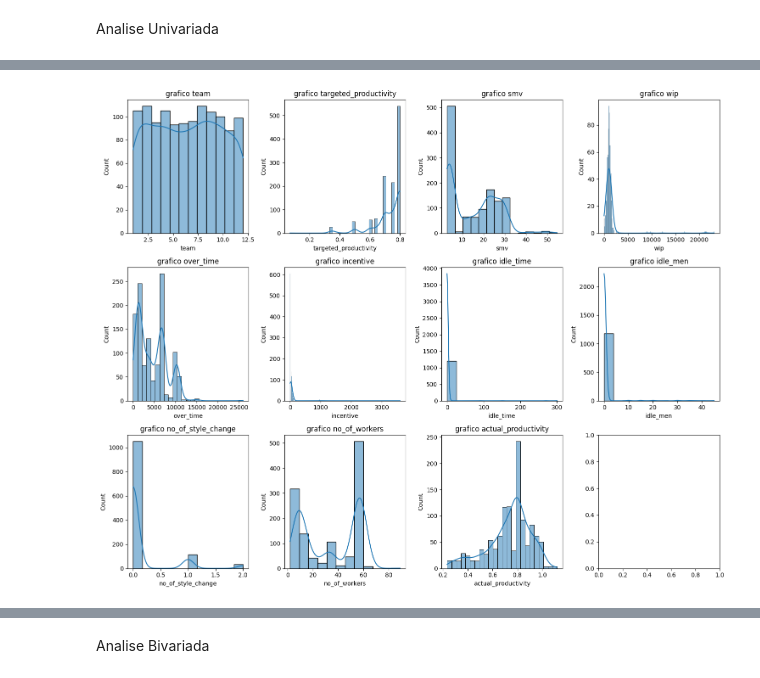
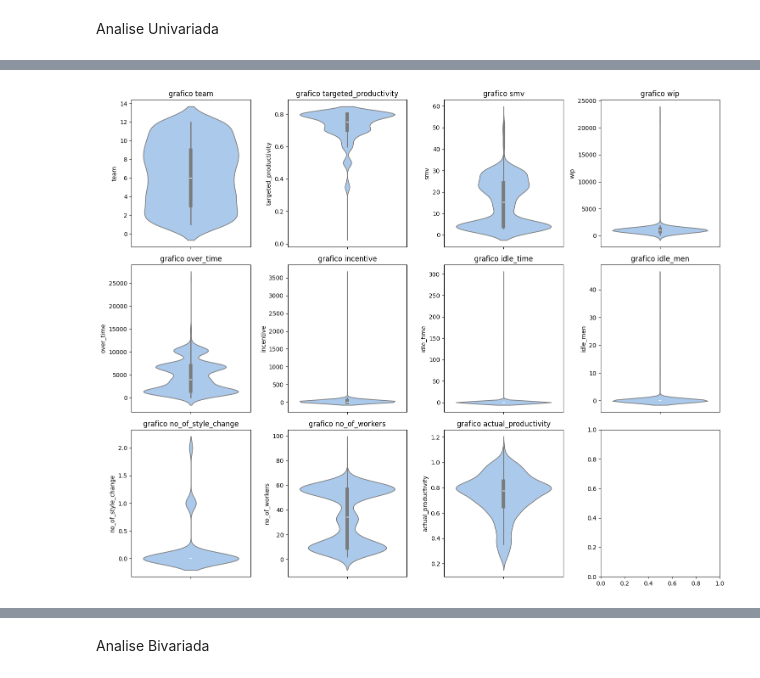
Before and after one commit to WesleySouza13/PRODUCTIVITY-PREDICTION-, a Jupyter notebook: Jupyter_notebook.ipynb, the cells around one changed output, grey strips where cells are left out. Drawn from its saved outputs; the diff is of its cells as text; code cells hidden in the pictures.

```diff
--- a/Jupyter_notebook.ipynb
+++ b/Jupyter_notebook.ipynb
@@ -98,13 +104,15 @@ EDA
 # %% [markdown]
 Analise Univariada
 # %%
-num_col = df.select_dtypes(exclude='object').columns
-cat_col = df.select_dtypes(exclude='number').columns
+#separaçao dados numericos e dados categoricos
+num_col = df.select_dtypes(exclude=['object', 'datetime64[ns]'])
+cat_col = df.select_dtypes(exclude=['number', 'datetime64[ns]']).columns
 # %%
+#distribuiçao dados categoricos
 fig, axes = plt.subplots(3, 4, figsize=(15, 12))
 axes = axes.flatten()
 for i, cat in enumerate(cat_col):
-    sns.countplot(data=df, x=cat, ax=axes[i], palette='dark')
+    sns.countplot(data=df, x=cat, ax=axes[i], palette='pastel')
     axes[i].set_title(f'Gráfico {cat}')
     axes[i].tick_params(axis='x', rotation=90)
 for j in range(len(cat_col), 12):
@@ -115,0 +124,11 @@ plt.show()
+# %%
+#distribuiçao dados numericos
+fig, axes = plt.subplots(3, 4, figsize=(15, 12))
+axes = axes.flatten()
+for i, num in enumerate(num_col):
+    sns.histplot(df[num], kde=True, ax=axes[i], palette='pastel')
+    axes[i].set_title(f'grafico {num}')
+for j in range(len(num_col), 9):
+    axes[j].set_visible(False)
+plt.tight_layout()
+plt.show()
@@ -115,0 +137,12 @@ plt.show()
+# %%
+#vizualizaçao em caixa colunas numericas
+fig, axes = plt.subplots(3, 4, figsize=(15, 12))
+axes = axes.flatten()
+for i, num in enumerate(num_col):
+    sns.boxplot(df[num], ax=axes[i], palette='pastel')
+    axes[i].set_title(f'grafico {num}')
+for j in range(len(num_col), 9):
+    axes[j].set_visible(False)
+plt.tight_layout()
+plt.subplots_adjust(top=1.5)
+plt.show()
@@ -116,12 +151,12 @@ plt.show()
 # %%
 fig, axes = plt.subplots(3, 4, figsize=(15, 12))
 axes = axes.flatten()
 for i, num in enumerate(num_col):
-    sns.histplot(df[num], kde=True, ax=axes[i], palette='dark')
+    sns.violinplot(df[num], ax=axes[i], palette='pastel')
     axes[i].set_title(f'grafico {num}')
 for j in range(len(num_col), 9):
     axes[j].set_visible(False)
 plt.tight_layout()
 plt.show()
 # %% [output]
-[figure, old version]
+[figure, new version]
```
Also changed, not shown: parts of 24 cells of this notebook.
